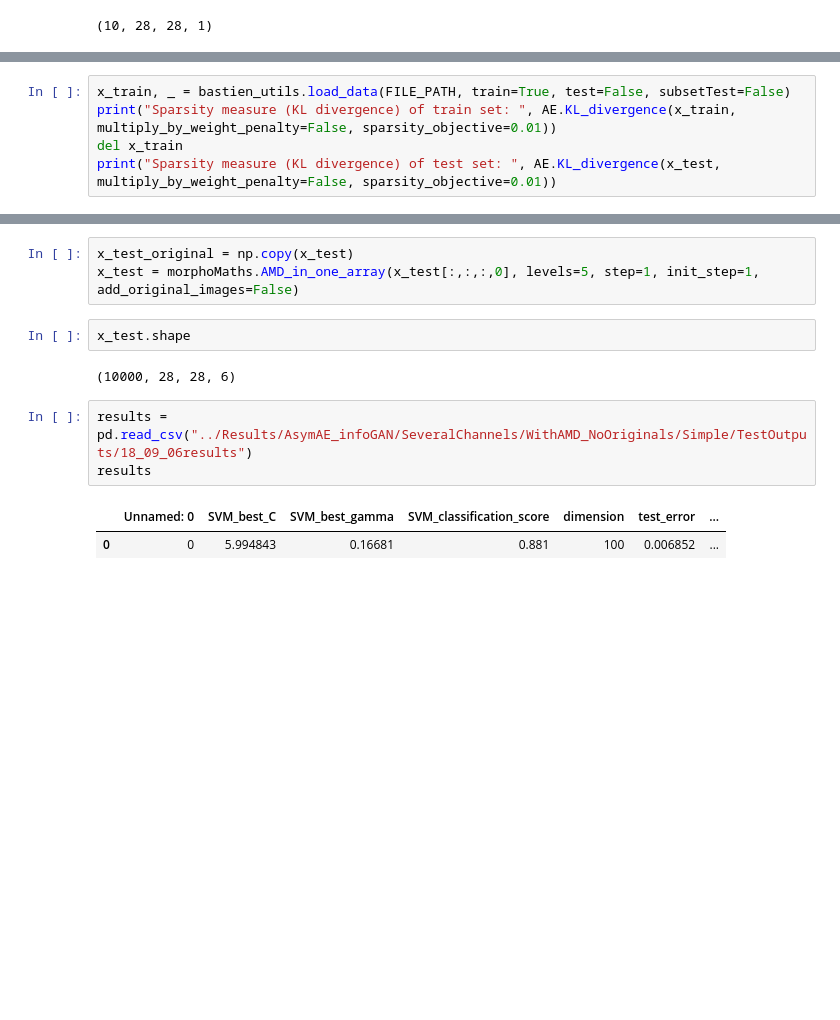
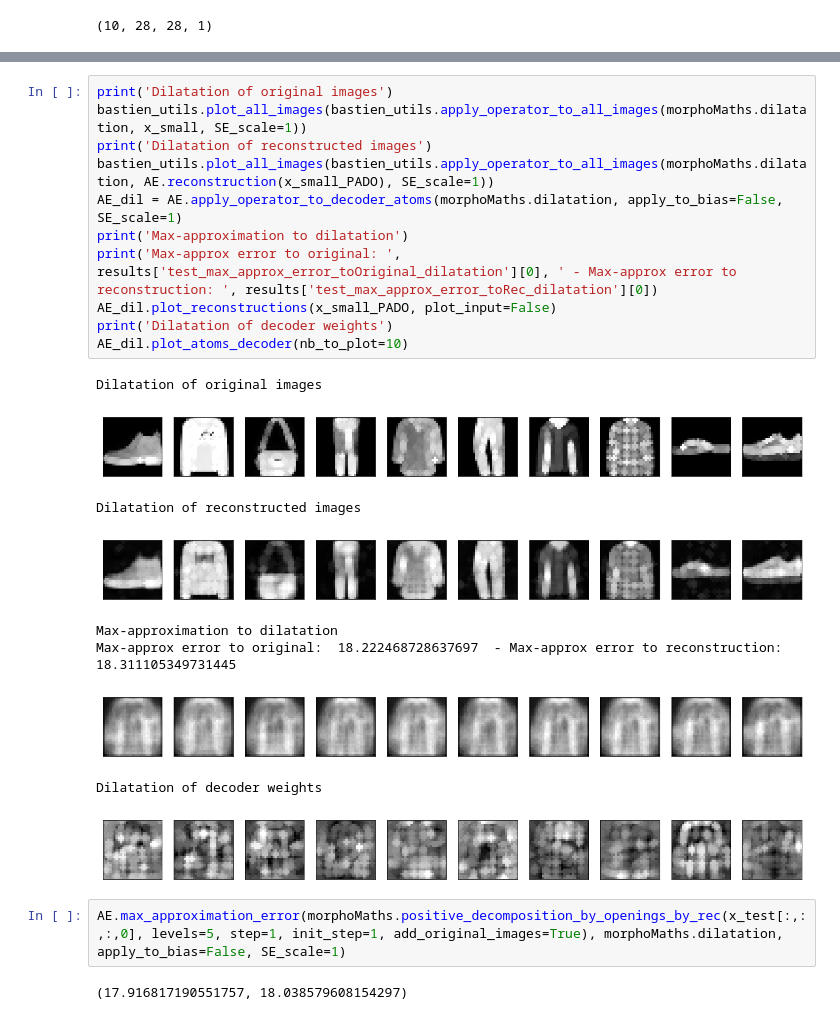
Before and after one commit to PonchonB/Mathematical_Morphologies_And_Deep_Learning, a Jupyter notebook: Notebooks/18_09_10_ShallowAE_PADO.ipynb, the cells around one changed output, grey strips where cells are left out. Cells and saved outputs as stored; diff of their text form; blank space fills up the shorter version.

```diff
--- a/Notebooks/18_09_10_ShallowAE_PADO.ipynb
+++ b/Notebooks/18_09_10_ShallowAE_PADO.ipynb
@@ -83,5 +85,0 @@ AE.max_approximation_error(x_test, morphoMaths.dilatation, apply_to_bias=False,
-# %%
-x_train, _ = bastien_utils.load_data(FILE_PATH, train=True, test=False, subsetTest=False)
-print("Sparsity measure (KL divergence) of train set: ", AE.KL_divergence(x_train, multiply_by_weight_penalty=False, sparsity_objective=0.01))
-del x_train
-print("Sparsity measure (KL divergence) of test set: ", AE.KL_divergence(x_test, multiply_by_weight_penalty=False, sparsity_objective=0.01))
@@ -122,13 +141,25 @@ x_small = morphoMaths.AMD_in_one_array(x_small[:,:,:,0], levels=5, step=1, init_
+# %%
+print('Dilatation of original images')
+bastien_utils.plot_all_images(bastien_utils.apply_operator_to_all_images(morphoMaths.dilatation, x_small, SE_scale=1))
+print('Dilatation of reconstructed images')
+bastien_utils.plot_all_images(bastien_utils.apply_operator_to_all_images(morphoMaths.dilatation, AE.reconstruction(x_small_PADO), SE_scale=1))
+AE_dil = AE.apply_operator_to_decoder_atoms(morphoMaths.dilatation, apply_to_bias=False, SE_scale=1)
+print('Max-approximation to dilatation')
+print('Max-approx error to original: ', results['test_max_approx_error_toOriginal_dilatation'][0], ' - Max-approx error to reconstruction: ', results['test_max_approx_error_toRec_dilatation'][0])
+AE_dil.plot_reconstructions(x_small_PADO, plot_input=False)
+print('Dilatation of decoder weights')
+AE_dil.plot_atoms_decoder(nb_to_plot=10)
+# %% [output]
+Dilatation of original images
+[figure, added]
+Dilatation of reconstructed images
+[figure, added]
+Max-approximation to dilatation
+Max-approx error to original:  18.222468728637697  - Max-approx error to reconstruction:  18.311105349731445
+[figure, added]
+Dilatation of decoder weights
+[figure, added]
 # %%
-x_test_original = np.copy(x_test)
-x_test = morphoMaths.AMD_in_one_array(x_test[:,:,:,0], levels=5, step=1, init_step=1, add_original_images=False)
+AE.max_approximation_error(morphoMaths.positive_decomposition_by_openings_by_rec(x_test[:,:,:,0], levels=5, step=1, init_step=1, add_original_images=True), morphoMaths.dilatation, apply_to_bias=False, SE_scale=1)
+# %% [output]
+(17.916817190551757, 18.038579608154297)
-# %%
-x_test.shape
-# %% [output]
-(10000, 28, 28, 6)
-# %%
-results = pd.read_csv("../Results/AsymAE_infoGAN/SeveralChannels/WithAMD_NoOriginals/Simple/TestOutputs/18_09_06results")
-results
-# %% [output]
-|  | Unnamed: 0 | SVM_best_C | SVM_best_gamma | SVM_classification_score | dimension | test_error | ... |
-| 0 | 0 | 5.994843 | 0.16681 | 0.881 | 100 | 0.006852 | ... |
```
Also changed, not shown: parts of 20 cells of this notebook, 3 other files.
